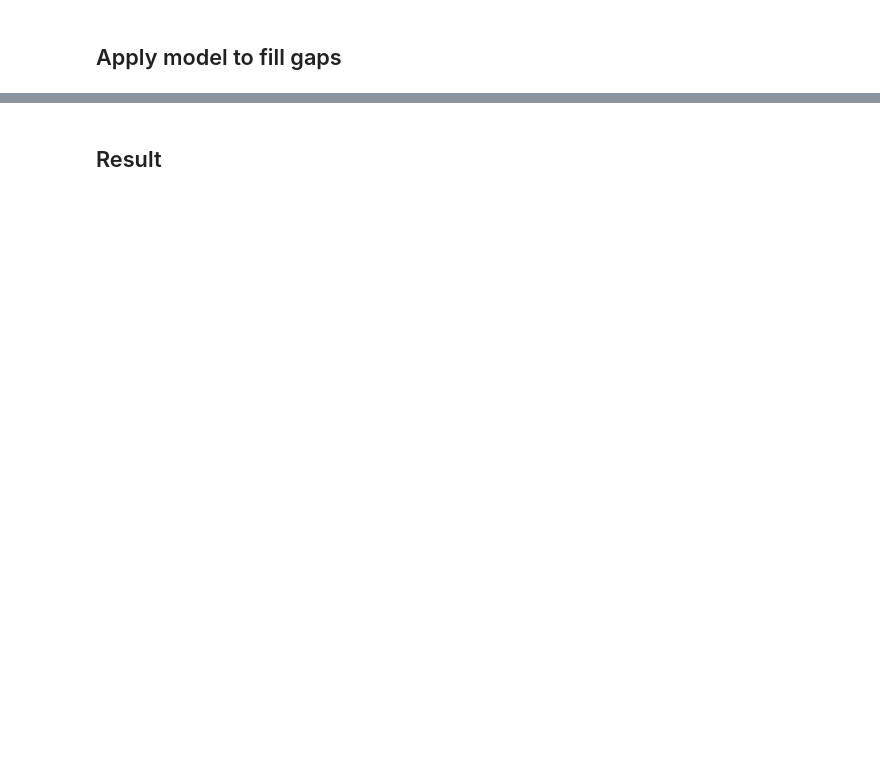
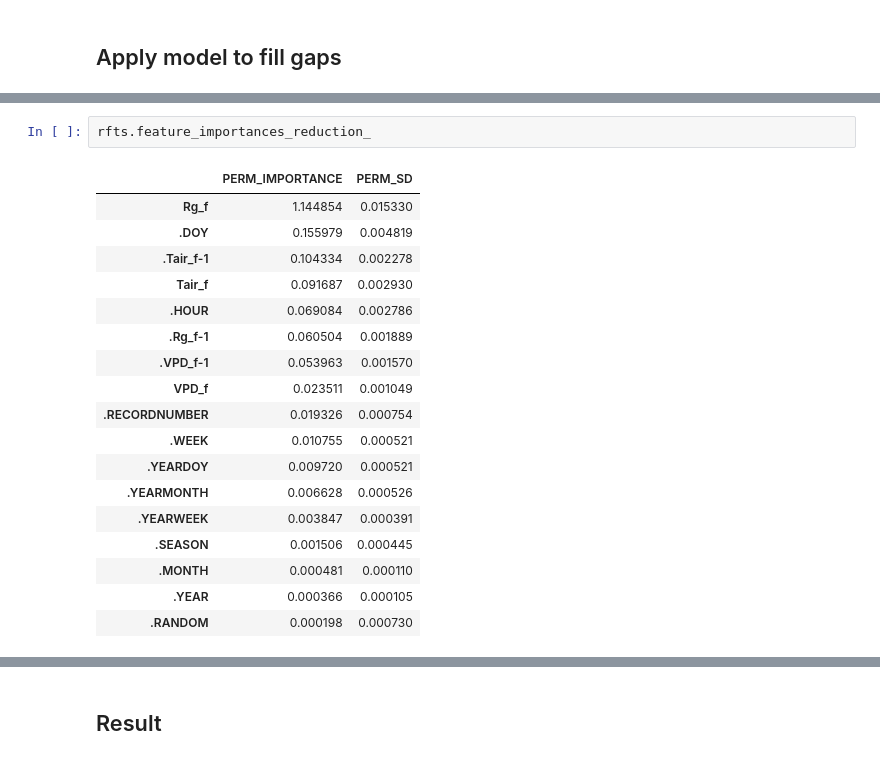
Before and after one commit to holukas/diive, a Jupyter notebook: notebooks/GapFilling/RandomForestGapFilling.ipynb, the cells around one changed output, grey strips where cells are left out. Drawn from its saved outputs; the diff is of its cells as text; blank space fills up the shorter version.

```diff
--- a/notebooks/GapFilling/RandomForestGapFilling.ipynb
+++ b/notebooks/GapFilling/RandomForestGapFilling.ipynb
@@ -255,0 +300,21 @@ Added timestamp as columns: ['.YEAR', '.SEASON', '.MONTH', '.WEEK', '.DOY', '.HO
+# %%
+rfts.feature_importances_reduction_
+# %% [output]
+|  | PERM_IMPORTANCE | PERM_SD |
+| Rg_f | 1.144854 | 0.015330 |
+| .DOY | 0.155979 | 0.004819 |
+| .Tair_f-1 | 0.104334 | 0.002278 |
+| Tair_f | 0.091687 | 0.002930 |
+| .HOUR | 0.069084 | 0.002786 |
+| .Rg_f-1 | 0.060504 | 0.001889 |
+| .VPD_f-1 | 0.053963 | 0.001570 |
+| VPD_f | 0.023511 | 0.001049 |
+| .RECORDNUMBER | 0.019326 | 0.000754 |
+| .WEEK | 0.010755 | 0.000521 |
+| .YEARDOY | 0.009720 | 0.000521 |
+| .YEARMONTH | 0.006628 | 0.000526 |
+| .YEARWEEK | 0.003847 | 0.000391 |
+| .SEASON | 0.001506 | 0.000445 |
+| .MONTH | 0.000481 | 0.000110 |
+| .YEAR | 0.000366 | 0.000105 |
+| .RANDOM | 0.000198 | 0.000730 |
```
Also changed, not shown: parts of 39 cells of this notebook, 11 other files.
